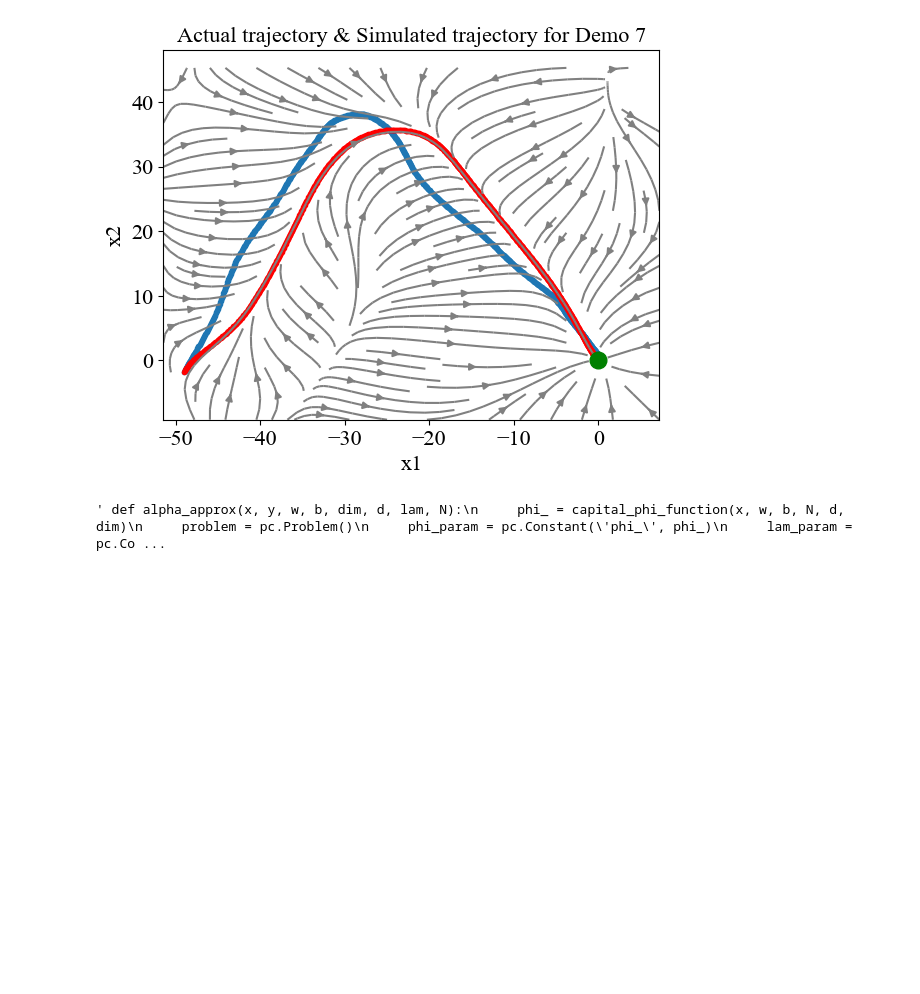
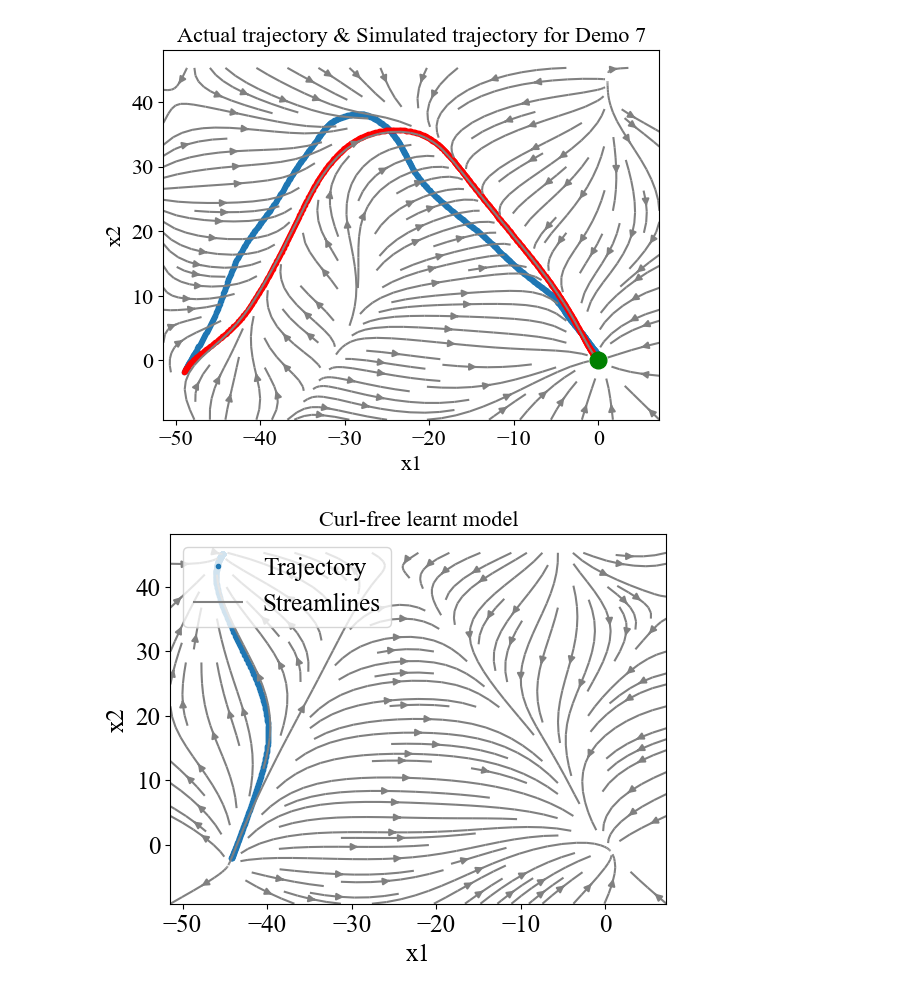
Before and after one commit to helenatp/tpk4960, a Jupyter notebook: src/lasa/lasa_curl_free.ipynb, the cells around one changed output. Saved outputs shown, nothing was run; the diff lists cells and outputs as text; code cells hidden in the pictures; blank space fills up the shorter version.

```diff
--- a/src/lasa/lasa_curl_free.ipynb
+++ b/src/lasa/lasa_curl_free.ipynb
@@ -315,13 +314,15 @@ print(np.mean(trajectory_error))
 [figure]
 [figure]
 [figure]
+# %%
+w_cf = randn(size_of_state, num_of_samples)/sigma
+b_cf = rand(1,num_of_samples)*2*np.pi
 # %%
-""" def alpha_approx(x, y, w, b, dim, d, lam, N):
+def alpha_approx(x, y, w, b, dim, d, lam, N):
      phi_ = capital_phi_function(x, w, b, N, d, dim)
      problem = pc.Problem()
      phi_param = pc.Constant('phi_', phi_)
      lam_param = pc.Constant('lam', lam)
-     dim_param = pc.Constant('dim',dim)
      d_param = pc.Constant('d', d)
      y_reshaped = np.array(np.ravel([y[0], y[1]], 'F'))
      y_reshaped_param = pc.Constant('y_reshaped', y_reshaped)
@@ -331,37 +332,37 @@ print(np.mean(trajectory_error))
      problem.solve(solver='mosek')
      alpha_var = alpha_var.np.reshape((-1,))
      return alpha_var
 
-alpha_cf = alpha_approx(x_train, y_train, w, b, dim_of_function, num_of_samples, lambda_, num_of_points)
+alpha_cf = alpha_approx(x_train, y_train, w_cf, b_cf, dim_of_function, num_of_samples, lambda_, num_of_points)
 
 def learnt_model(t, x):
-     func = capital_psi_cf(x, w, b, num_of_samples, dim_of_function) @ alpha_cf
+     func = capital_psi_cf(x, w_cf, b_cf, num_of_samples, dim_of_function) @ alpha_cf
      return func
 
 data_series = solve_ivp(learnt_model, timespan, init_condition, t_eval = t_series).y
 
 
 u_learnt = np.zeros(X1.shape)
 v_learnt = np.zeros(X1.shape)
 
 for (i,j), value in np.ndenumerate(X1):
     Y_prime = learnt_model(t, np.array([value, X2[i, j]]))
     u_learnt[i,j] = Y_prime[0]
     v_learnt[i,j] = Y_prime[1]
 
 fig_learntmodel_cf = plt.figure(2)
 plt.title('Curl-free learnt model', fontsize=16)
 plt.plot(data_series[0, :], data_series[1, :], '.', linewidth=0.1)
 plt.streamplot(X1, X2, u_learnt, v_learnt, density = 1.1, color ='gray')
 plt.xlabel('x1', fontsize=18)
 plt.ylabel('x2', fontsize=18)
 plt.tick_params(axis='x', labelsize=18)
 plt.tick_params(axis='y', labelsize=18)
 plt.legend(['Trajectory', 'Streamlines'], loc = "upper left" , frameon = True , prop ={'size': 18 } )
 fig_learntmodel_cf.show()
-plt.savefig(r"lasa_figures/"+name_of_dataset+"_lasa_cf.eps", format ="eps") """
+#plt.savefig(r"lasa_figures/"+name_of_dataset+"_lasa_cf.eps", format ="eps")
 # %% [output]
-' def alpha_approx(x, y, w, b, dim, d, lam, N):\n     phi_ = capital_phi_function(x, w, b, N, d, dim)\n     problem = pc.Problem()\n     phi_param = pc.Constant(\'phi_\', phi_)\n     lam_param = pc.Co ...
+[figure, added]
 # %%
 #np.save('RFF_parameters/w_'+name_of_dataset+'_cf_with_contraction', w)
 #np.save('RFF_parameters/b_'+name_of_dataset+'_cf_with_contraction', b)
```
Also changed, not shown: parts of 2 cells of this notebook, 1 other file.
